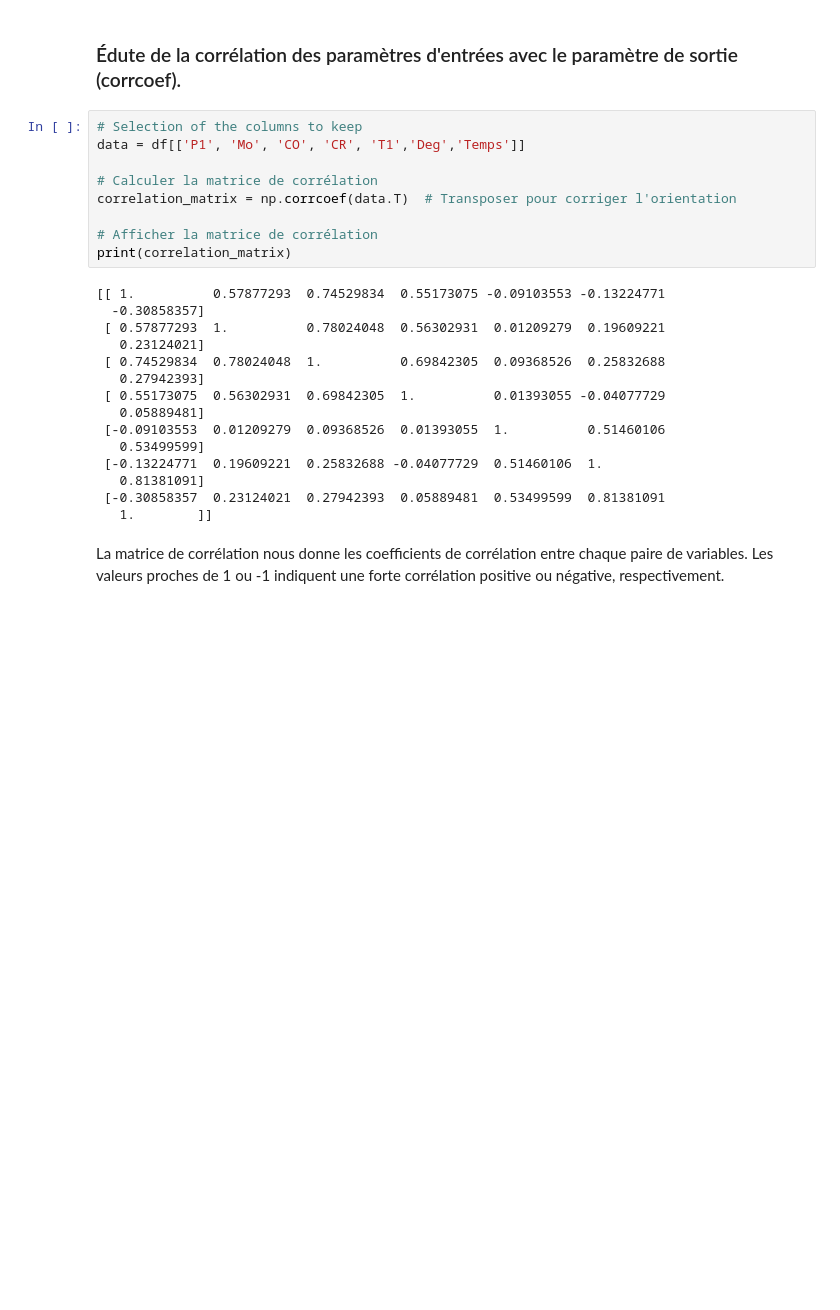
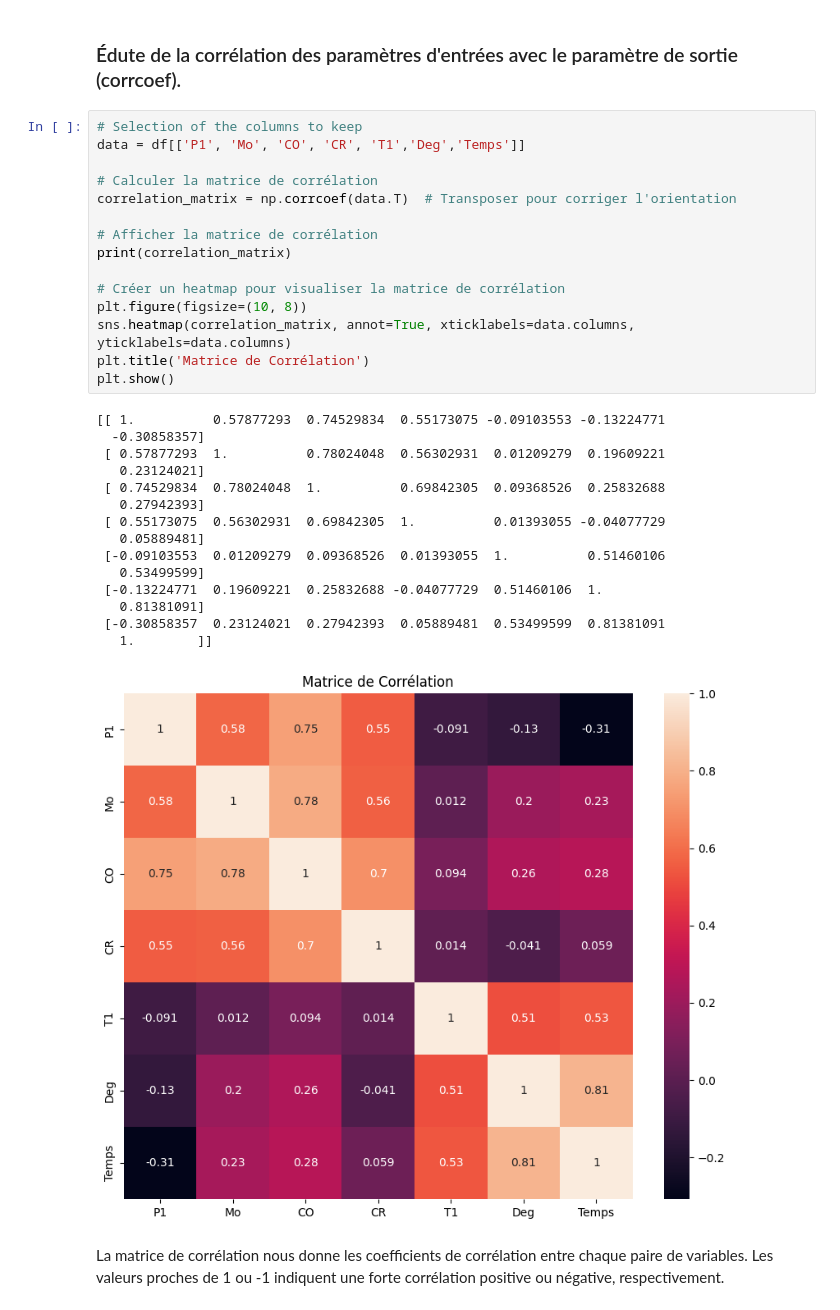
Before and after one commit to cordebar5u/PerformanceEvaluation_DataProcessing, a Jupyter notebook: projet.ipynb, the cells around one changed output. Drawn from its saved outputs; the diff is of its cells as text; blank space fills up the shorter version.

```diff
--- a/projet.ipynb
+++ b/projet.ipynb
@@ -317,27 +317,34 @@ df.head()
 # %%
 # Selection of the columns to keep
 data = df[['P1', 'Mo', 'CO', 'CR', 'T1','Deg','Temps']]
 
 # Calculer la matrice de corrélation
 correlation_matrix = np.corrcoef(data.T)  # Transposer pour corriger l'orientation
 
 # Afficher la matrice de corrélation
 print(correlation_matrix)
+
+# Créer un heatmap pour visualiser la matrice de corrélation
+plt.figure(figsize=(10, 8))
+sns.heatmap(correlation_matrix, annot=True, xticklabels=data.columns, yticklabels=data.columns)
+plt.title('Matrice de Corrélation')
+plt.show()
 # %% [output]
 [[ 1.          0.57877293  0.74529834  0.55173075 -0.09103553 -0.13224771
   -0.30858357]
  [ 0.57877293  1.          0.78024048  0.56302931  0.01209279  0.19609221
    0.23124021]
  [ 0.74529834  0.78024048  1.          0.69842305  0.09368526  0.25832688
    0.27942393]
  [ 0.55173075  0.56302931  0.69842305  1.          0.01393055 -0.04077729
    0.05889481]
  [-0.09103553  0.01209279  0.09368526  0.01393055  1.          0.51460106
    0.53499599]
  [-0.13224771  0.19609221  0.25832688 -0.04077729  0.51460106  1.
    0.81381091]
  [-0.30858357  0.23124021  0.27942393  0.05889481  0.53499599  0.81381091
    1.        ]]
+[figure, added]
 # %% [markdown]
 La matrice de corrélation nous donne les coefficients de corrélation entre chaque paire de variables. Les valeurs proches de 1 ou -1 indiquent une forte corrélation positive ou négative, respectivement.
 # %% [markdown]
```
Also changed, not shown: parts of 17 cells of this notebook, 4 other files.
